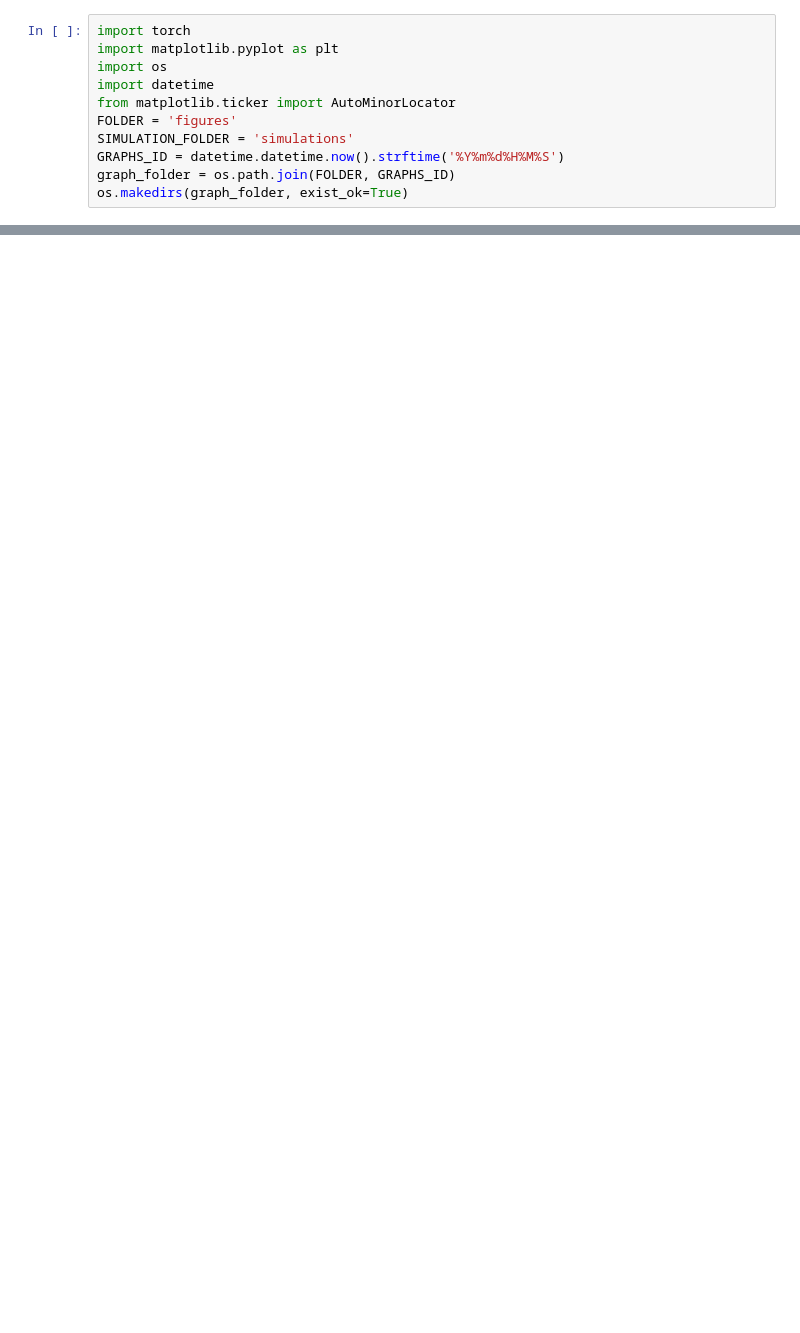
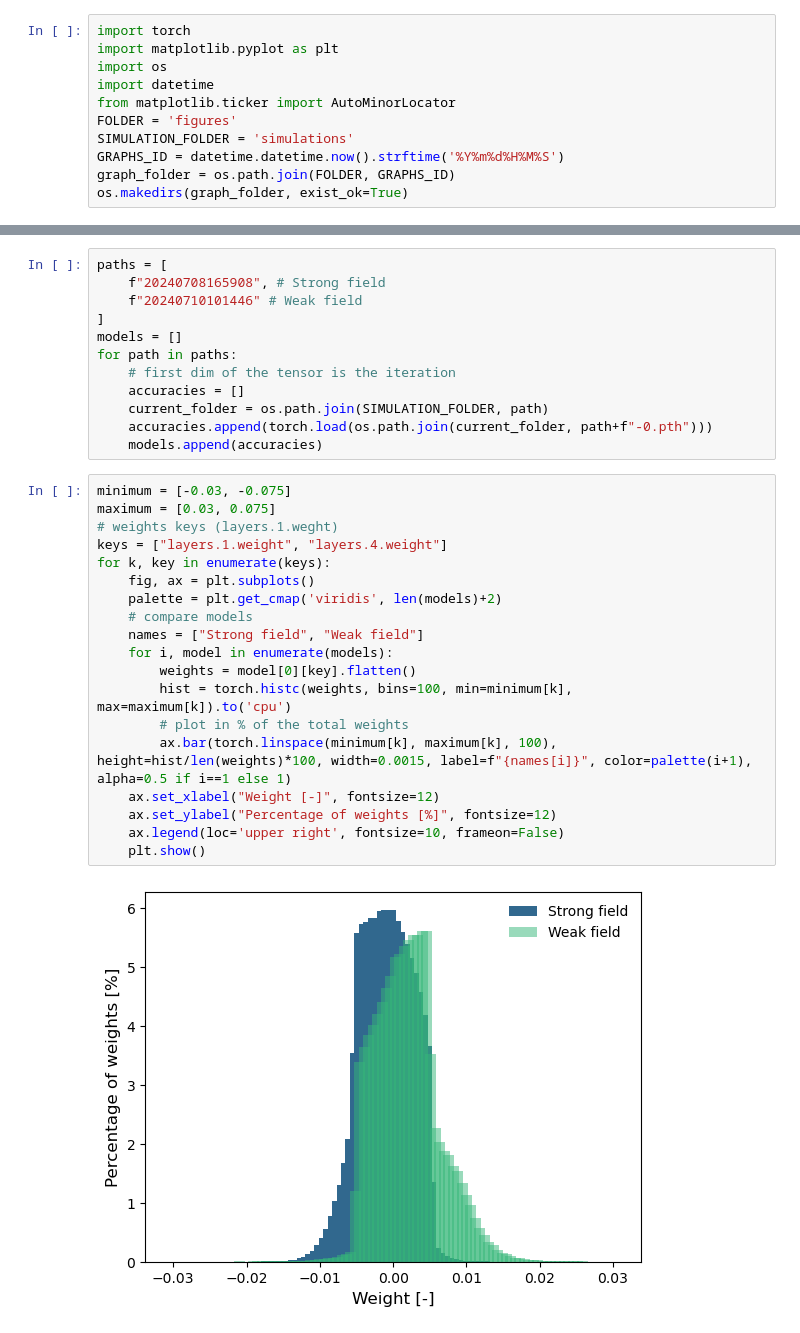
Before and after one commit to kellian-cottart/magnetoionic-simulations, a Jupyter notebook: magnetoionic-figures.ipynb, the cells around one changed output, grey strips where cells are left out. Cells and saved outputs as stored; diff of their text form; blank space fills up the shorter version.

Commit message:
feat: figure on weights and modified function

```diff
--- a/magnetoionic-figures.ipynb
+++ b/magnetoionic-figures.ipynb
@@ -88,0 +108,33 @@ fig.savefig(f"{graph_folder}/{name}.svg", bbox_inches='tight')
+# %%
+paths = [
+    f"20240708165908", # Strong field
+    f"20240710101446" # Weak field
+]
+models = []
+for path in paths:
+    # first dim of the tensor is the iteration
+    accuracies = []
+    current_folder = os.path.join(SIMULATION_FOLDER, path)
+    accuracies.append(torch.load(os.path.join(current_folder, path+f"-0.pth")))
+    models.append(accuracies)
+# %%
+minimum = [-0.03, -0.075]
+maximum = [0.03, 0.075]
+# weights keys (layers.1.weght)
+keys = ["layers.1.weight", "layers.4.weight"]
+for k, key in enumerate(keys):
+    fig, ax = plt.subplots()
+    palette = plt.get_cmap('viridis', len(models)+2)
+    # compare models
+    names = ["Strong field", "Weak field"]
+    for i, model in enumerate(models):
+        weights = model[0][key].flatten()
+        hist = torch.histc(weights, bins=100, min=minimum[k], max=maximum[k]).to('cpu')
+        # plot in % of the total weights
+        ax.bar(torch.linspace(minimum[k], maximum[k], 100), height=hist/len(weights)*100, width=0.0015, label=f"{names[i]}", color=palette(i+1), alpha=0.5 if i==1 else 1)
+    ax.set_xlabel("Weight [-]", fontsize=12)
+    ax.set_ylabel("Percentage of weights [%]", fontsize=12)
+    ax.legend(loc='upper right', fontsize=10, frameon=False)
+    plt.show()
+# %% [output]
+[figure, added]
```
Also changed, not shown: parts of 9 cells of this notebook, 1 other file.
